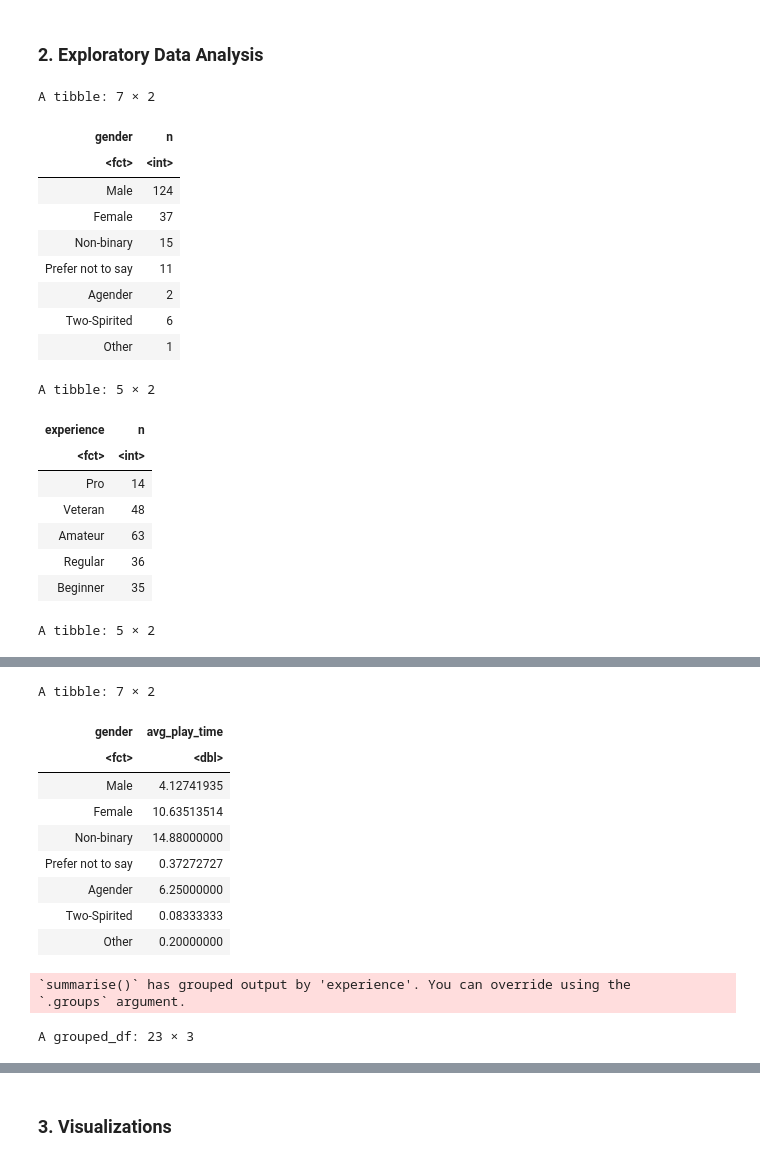
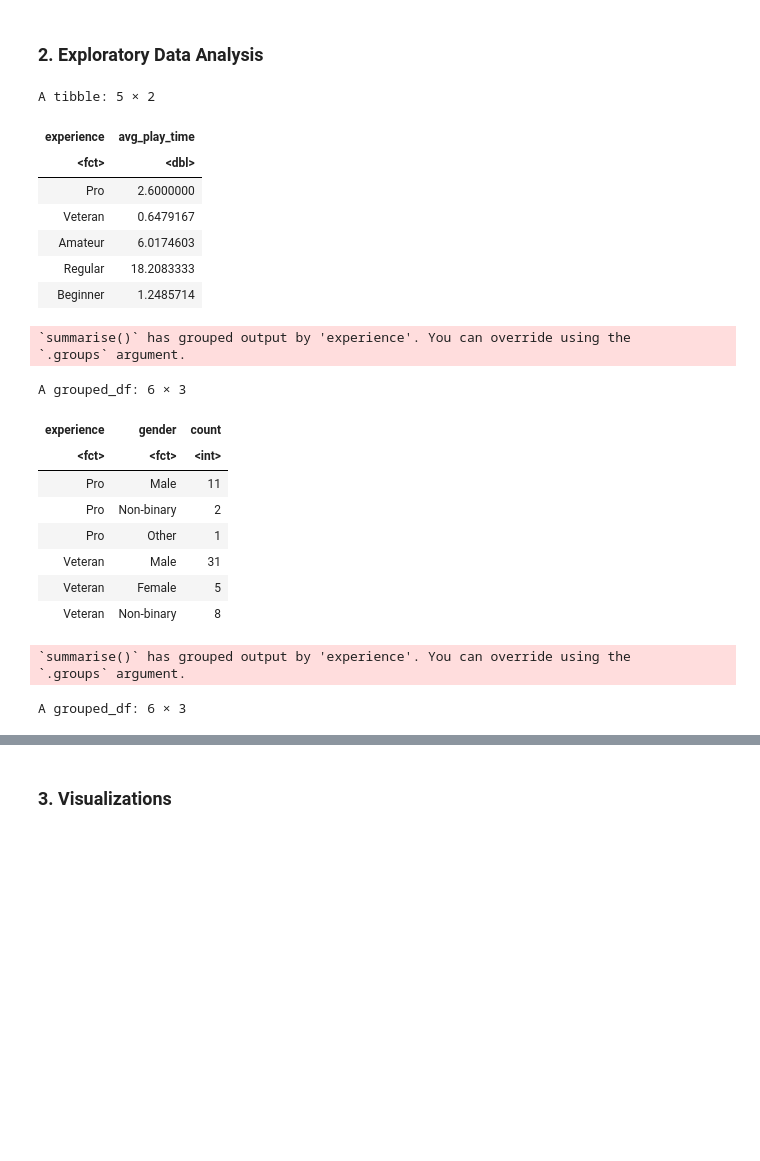
Before and after one commit to crowbirdy/project-003-29, a Jupyter notebook: Final_project.ipynb, the cells around one changed output, grey strips where cells are left out. Drawn from its saved outputs; the diff is of its cells as text; code cells hidden in the pictures; blank space fills up the shorter version.

```diff
--- a/Final_project.ipynb
+++ b/Final_project.ipynb
@@ -96,49 +142,44 @@ A tibble: 2 × 2
 # %% [markdown]
 ### **2. Exploratory Data Analysis**
 # %%
-# Gender distribution
-players_tidy |>
-  count(gender)
-
-# Experience distribution
-players_tidy |>
-  count(experience)
-
-# Summary of avaerage play time (hours) by experience group
+# Summary of average play time (hours) by experience group
 avg_play_time_experience <- players_tidy |>
   group_by(experience) |>
   summarise(avg_play_time = mean(played_hours, na.rm = TRUE))
-avg_play_time_experience
+head(avg_play_time_experience)
 
-# Summary of average play time (hours) by gender
-avg_play_time_gender <- players_tidy |>
-  group_by(gender) |>
-  summarise(avg_play_time = mean(played_hours, na.rm = TRUE))
-avg_play_time_gender
+# Summary of gender by experience group
+gender_by_experience <- players_tidy |>
+  group_by(experience, gender) |>
+  summarize(count = n())
+head(gender_by_experience)
 
-# Summary of average play time (hours) by gender and experience
+# Summary of experience group by gender and play time
 avg_play_time_combined <- players_tidy |>
   group_by(experience, gender) |>
   summarise(avg_play_time = mean(played_hours, na.rm = TRUE)) |>
   arrange(experience, gender)
-avg_play_time_combined
+head(avg_play_time_combined)
 # %% [output]
-A tibble: 7 × 2
+A tibble: 5 × 2
-| gender | n |
-| <fct> | <int> |
-| Male | 124 |
-| Female | 37 |
-| Non-binary | 15 |
-| Prefer not to say | 11 |
-| Agender | 2 |
-| Two-Spirited | 6 |
-| Other | 1 |
+| experience | avg_play_time |
+| <fct> | <dbl> |
+| Pro | 2.6000000 |
+| Veteran | 0.6479167 |
+| Amateur | 6.0174603 |
+| Regular | 18.2083333 |
+| Beginner | 1.2485714 |
-A tibble: 5 × 2
+`summarise()` has grouped output by 'experience'. You can override using the
+`.groups` argument.
+A grouped_df: 6 × 3
-| experience | n |
-| <fct> | <int> |
-| Pro | 14 |
-| Veteran | 48 |
-| Amateur | 63 |
-| Regular | 36 |
-| Beginner | 35 |
+| experience | gender | count |
+| <fct> | <fct> | <int> |
+| Pro | Male | 11 |
+| Pro | Non-binary | 2 |
+| Pro | Other | 1 |
+| Veteran | Male | 31 |
+| Veteran | Female | 5 |
+| Veteran | Non-binary | 8 |
-A tibble: 5 × 2
+`summarise()` has grouped output by 'experience'. You can override using the
+`.groups` argument.
+A grouped_df: 6 × 3
@@ -152,13 +193,0 @@ A tibble: 5 × 2
-A tibble: 7 × 2
-| gender | avg_play_time |
-| <fct> | <dbl> |
-| Male | 4.12741935 |
-| Female | 10.63513514 |
-| Non-binary | 14.88000000 |
-| Prefer not to say | 0.37272727 |
-| Agender | 6.25000000 |
-| Two-Spirited | 0.08333333 |
-| Other | 0.20000000 |
-`summarise()` has grouped output by 'experience'. You can override using the
-`.groups` argument.
-A grouped_df: 23 × 3
```
Also changed, not shown: parts of 9 cells of this notebook.
